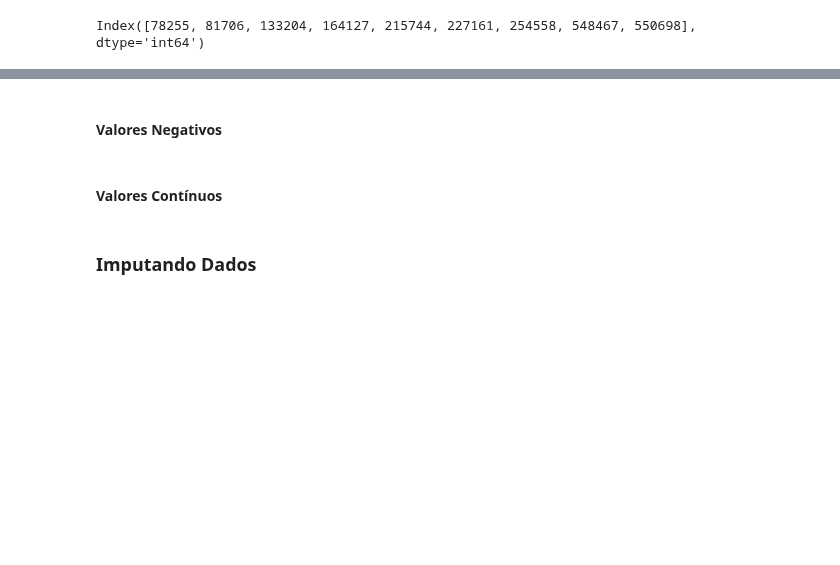
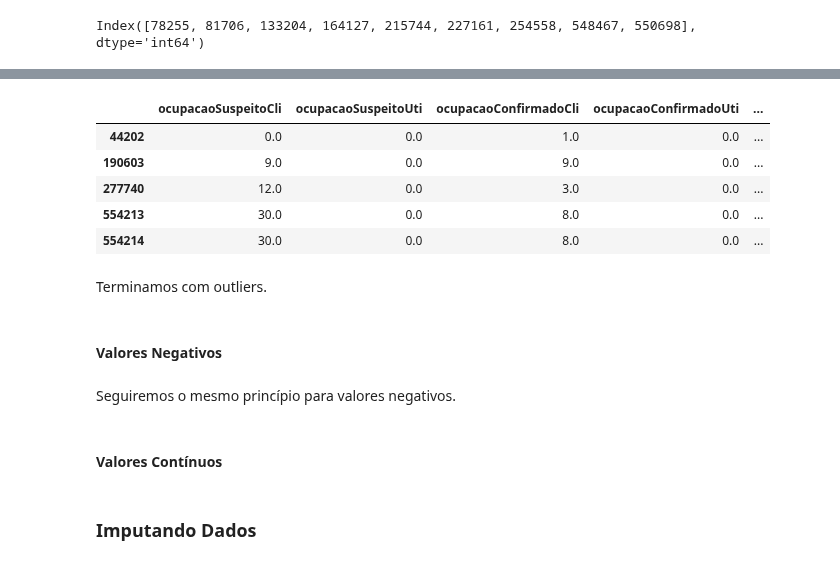
Before and after one commit to lucascorumba/study-projects, a Jupyter notebook: covid-hospital/analysis.ipynb, the cells around one changed output, grey strips where cells are left out. Saved outputs shown, nothing was run; the diff lists cells and outputs as text; code cells hidden in the pictures; blank space fills up the shorter version.

```diff
--- a/covid-hospital/analysis.ipynb
+++ b/covid-hospital/analysis.ipynb
@@ -969,0 +1028,7 @@ df.loc[(df['ocupacaoSuspeitoCli'] + df['ocupacaoConfirmadoCli']) > 1843]
+# %%
+drop_indexes = df.loc[(df['saidaSuspeitaObitos'] + df['saidaSuspeitaAltas'] + df['saidaConfirmadaObitos']\
+                        + df['saidaConfirmadaAltas']) > 1843 + 380].index
+target_cols = ['saidaSuspeitaObitos', 'saidaSuspeitaAltas', 'saidaConfirmadaObitos', 'saidaConfirmadaAltas']
+for item in drop_indexes:
+    for col in target_cols:
+        df.loc[item, col] = np.NaN
@@ -970,5 +1040,18 @@ df.loc[(df['ocupacaoSuspeitoCli'] + df['ocupacaoConfirmadoCli']) > 1843]
+# %%
+df.loc[drop_indexes, cols]
+# %% [output]
+|  | ocupacaoSuspeitoCli | ocupacaoSuspeitoUti | ocupacaoConfirmadoCli | ocupacaoConfirmadoUti | ... |
+| 44202 | 0.0 | 0.0 | 1.0 | 0.0 | ... |
+| 190603 | 9.0 | 0.0 | 9.0 | 0.0 | ... |
+| 277740 | 12.0 | 0.0 | 3.0 | 0.0 | ... |
+| 554213 | 30.0 | 0.0 | 8.0 | 0.0 | ... |
+| 554214 | 30.0 | 0.0 | 8.0 | 0.0 | ... |
+# %% [markdown]
+Terminamos com outliers.
 # %% [markdown]
 #### Valores Negativos
+# %% [markdown]
+Seguiremos o mesmo princípio para valores negativos.
 # %%
 #for col in cols:
 #    print(f"{col}: {len(df.loc[df[col] < 0])} valores negativos")
```
Also changed, not shown: parts of 22 cells of this notebook.
